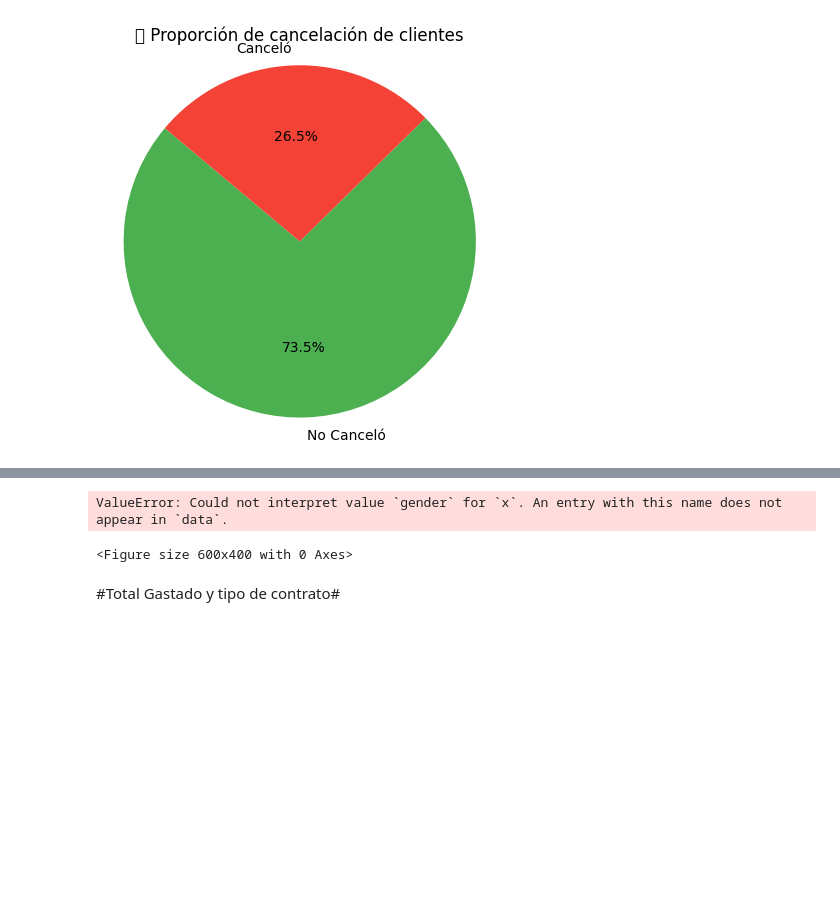
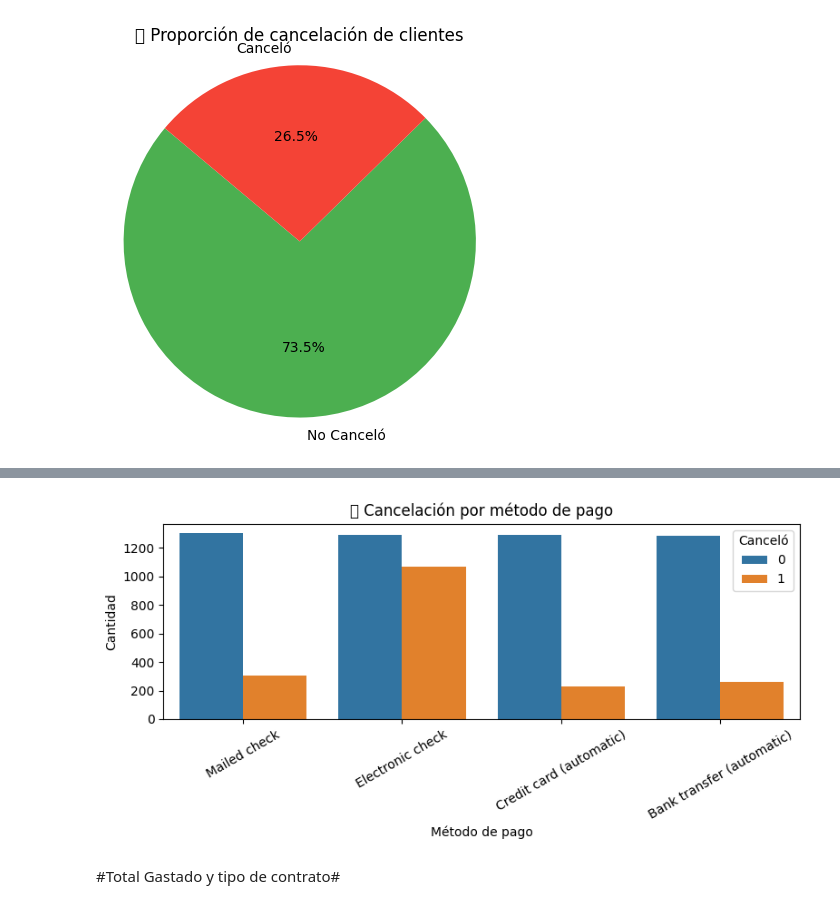
Before and after one commit to gloriagutierrez2025/Challenger_Telecom, a Jupyter notebook: Untitled2.ipynb, the cells around one changed output, grey strips where cells are left out. Cells and saved outputs as stored; diff of their text form; code cells hidden in the pictures; blank space fills up the shorter version.

```diff
--- a/Untitled2.ipynb
+++ b/Untitled2.ipynb
@@ -689,38 +658,15 @@ ValueError: Could not interpret value `gender` for `x`. An entry with this name
 # %%
-# Genero
-plt.figure(figsize=(6, 4))
-sns.countplot(data=df_limpio, x='gender', hue='Churt')
-plt.title("📌 Cancelación por género")
-plt.xlabel("Género")
-plt.ylabel("Cantidad")
-plt.legend(title='Canceló')
-plt.tight_layout()
-plt.show()
-
-# Tipo de contrato
-plt.figure(figsize=(6, 4))
-sns.countplot(data=df_limpio, x='Contract', hue='Churt')
-plt.title("📌 Cancelación por tipo de contrato")
-plt.xlabel("Tipo de contrato")
-plt.ylabel("Cantidad")
-plt.legend(title='Canceló')
-plt.xticks(rotation=15)
-plt.tight_layout()
-plt.show()
-
-# Método de pago
 plt.figure(figsize=(8, 4))
-sns.countplot(data=df_limpio, x='metodo_pago', hue='Churn')
+sns.countplot(data=df_limpio, x='account_PaymentMethod', hue='cancelo')
 plt.title("📌 Cancelación por método de pago")
 plt.xlabel("Método de pago")
 plt.ylabel("Cantidad")
 plt.legend(title='Canceló')
 plt.xticks(rotation=30)
 plt.tight_layout()
 plt.show()
 # %% [output]
-ValueError: Could not interpret value `gender` for `x`. An entry with this name does not appear in `data`.
-<Figure size 600x400 with 0 Axes>
+[figure, added]
 # %% [markdown]
 #Total Gastado y tipo de contrato#
 # %%
```
Also changed, not shown: parts of 5 cells of this notebook.
